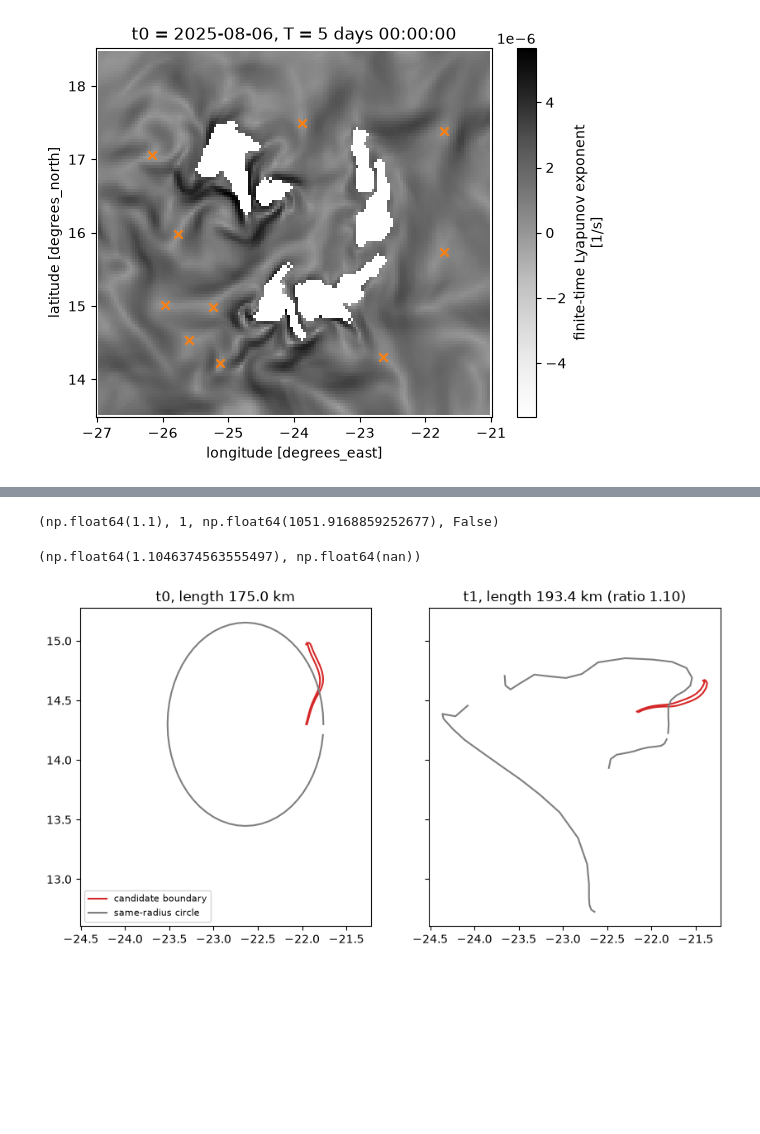
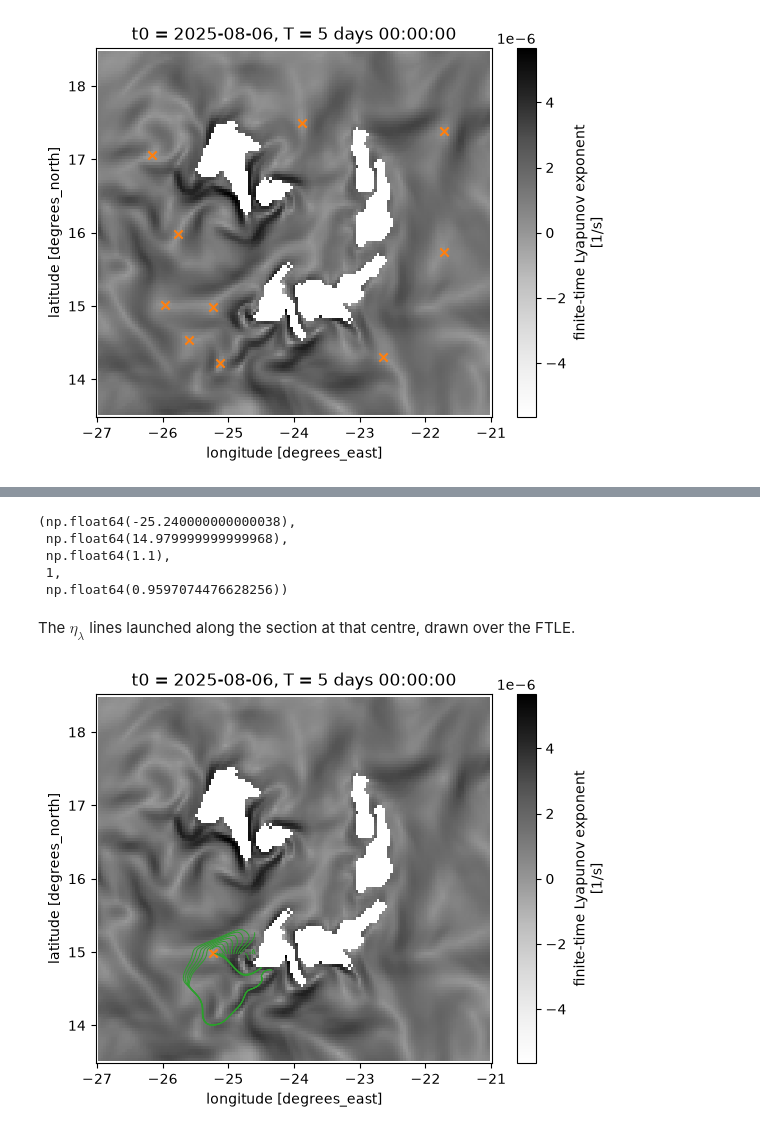
Before and after one commit to geomar-od-lagrange/lcs_parcels, a Jupyter notebook: examples/cabo_verde_vortices.ipynb, the cells around one changed output, grey strips where cells are left out. Cells and saved outputs as stored; diff of their text form; code cells hidden in the pictures; blank space fills up the shorter version.

```diff
--- a/examples/cabo_verde_vortices.ipynb
+++ b/examples/cabo_verde_vortices.ipynb
@@ -424,7 +453,7 @@ track_lon, track_lat = trace_eta_lines(
     n_steps=N_STEPS,
     tensor_interp=tensor_interp,
 )
-ret_lon = first_return(
+ret_lon, _ = first_return(
     track_lon,
     track_lat,
     section_lat=c_lat,
@@ -636,44 +683,33 @@ def evolve_and_ratio(lon0, lat0, flowmap):
 # %%
-if outermost:
-    boundary = next(iter(outermost.values()))
-else:
-    boundary = min(candidate_returns, key=lambda o: o["residual_m"])
-boundary["lam"], boundary["sign"], boundary["residual_m"], boundary["encloses_centre"]
+best = max(turns_per_centre.values(), key=lambda record: abs(record["turns"]))
+best["centre_lon"], best["centre_lat"], best["lam"], best["sign"], best["turns"]
 # %% [output]
-(np.float64(1.1), 1, np.float64(1051.9168859252677), False)
+(np.float64(-25.240000000000038),
+ np.float64(14.979999999999968),
+ np.float64(1.1),
+ 1,
+ np.float64(0.9597074476628256))
+# %% [markdown]
+The $\eta_\lambda$ lines launched along the section at that centre, drawn over
+the FTLE.
 # %%
-ratio, len0, len1 = evolve_and_ratio(boundary["lon"], boundary["lat"], forward)
-n_circle = 60
-theta = np.linspace(0, 2 * np.pi, n_circle, endpoint=False)
-r_deg_lon = boundary["mean_radius_m"] / (
-    _M_PER_DEG * np.cos(np.deg2rad(boundary["centre_lat"]))
+s_vals, launch_lon, launch_lat = section_points(
+    best["centre_lon"], best["centre_lat"], SECTION_LENGTH_M, N_LAUNCH
 )
-r_deg_lat = boundary["mean_radius_m"] / _M_PER_DEG
-circle_lon = boundary["centre_lon"] + r_deg_lon * np.cos(theta)
-circle_lat = boundary["centre_lat"] + r_deg_lat * np.sin(theta)
-circle_ratio, circle_len0, circle_len1 = evolve_and_ratio(
-    circle_lon, circle_lat, forward
+best_lon, best_lat = trace_eta_lines(
+    launch_lon,
+    launch_lat,
+    lam=best["lam"],
+    sign=best["sign"],
+    step_m=STEP_M,
+    n_steps=N_STEPS,
+    tensor_interp=tensor_interp,
 )
-ratio, circle_ratio
-# %% [output]
-(np.float64(1.1046374563555497), np.float64(nan))
 # %%
-fig, (ax0, ax1) = plt.subplots(1, 2, figsize=(10, 5), sharex=True, sharey=True)
-ax0.set_title(f"t0, length {len0 / 1000:.1f} km")
-ax0.plot(boundary["lon"], boundary["lat"], color="tab:red", label="candidate boundary")
-ax0.plot(circle_lon, circle_lat, color="tab:grey", label="same-radius circle")
-ax0.legend(fontsize=8)
-evolved_boundary = forward.image(
-    lon_0=xr.DataArray(boundary["lon"], dims="point"),
-    lat_0=xr.DataArray(boundary["lat"], dims="point"),
-)
-evolved_circle = forward.image(
-    lon_0=xr.DataArray(circle_lon, dims="point"),
-    lat_0=xr.DataArray(circle_lat, dims="point"),
-)
-ax1.set_title(f"t1, length {len1 / 1000:.1f} km (ratio {ratio:.2f})")
-ax1.plot(evolved_boundary["lon"], evolved_boundary["lat"], color="tab:red")
-ax1.plot(evolved_circle["lon"], evolved_circle["lat"], color="tab:grey")
+fig, ax = plt.subplots()
+ftle.plot.pcolormesh(x="lon_grid", y="lat_grid", ax=ax, cmap="Greys")
+ax.plot(best_lon, best_lat, color="tab:green", lw=0.7)
+ax.scatter(best["centre_lon"], best["centre_lat"], marker="x", color="tab:orange")
 plt.show()
 # %% [output]
-[figure, old version]
+[figure, new version]
```
Also changed, not shown: parts of 22 cells of this notebook, 2 other files.
